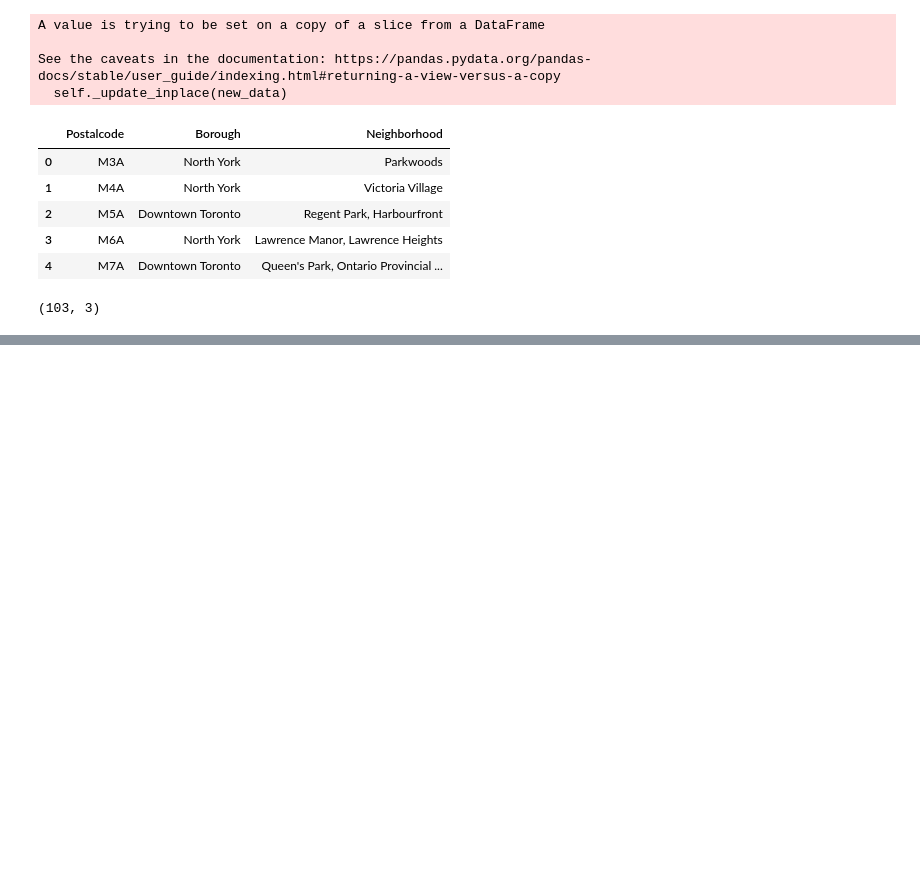
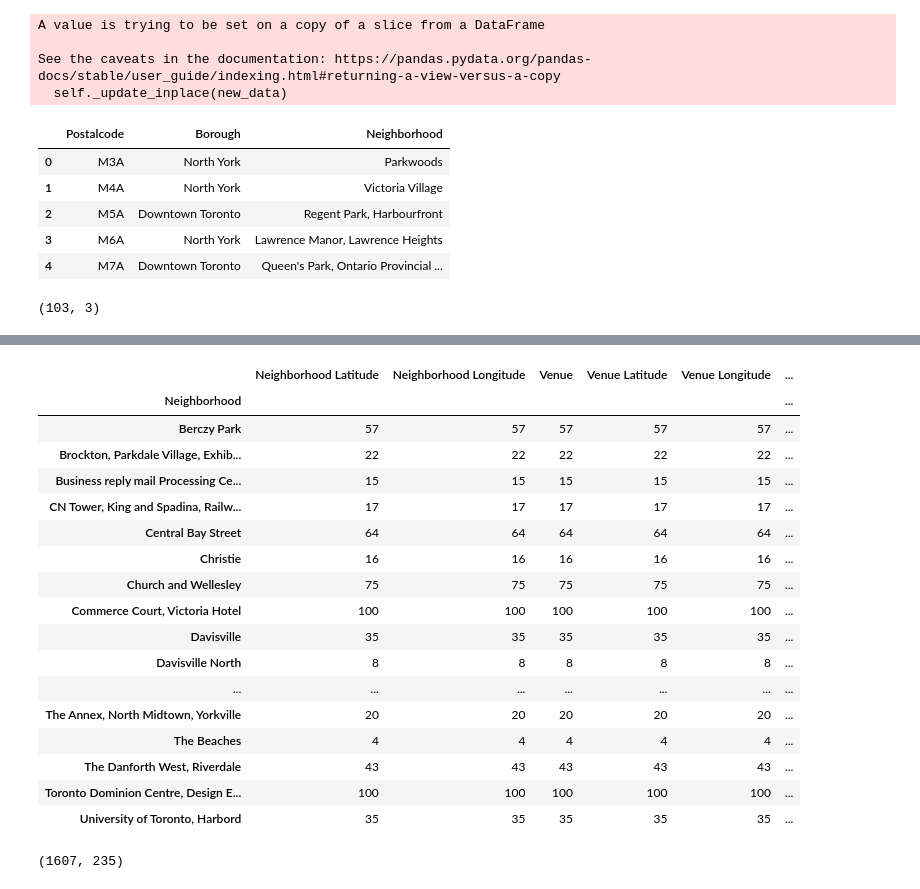
Before and after one commit to ryanmaomaomao/coursera_course9, a Jupyter notebook: week2.ipynb, the cells around one changed output, grey strips where cells are left out. Cells and saved outputs as stored; diff of their text form; code cells hidden in the pictures; blank space fills up the shorter version.

```diff
--- a/week2.ipynb
+++ b/week2.ipynb
@@ -97,0 +142,3 @@ df_merge.shape
+# %%
+geo_data=geo_merged[['Postalcode','Borough','Neighborhood','Latitude','Longitude']]
+geo_data.head()
@@ -97,0 +152,3 @@ df_merge.shape
+# %%
+toronto_data=geo_data[geo_data['Borough'].str.contains("Toronto")]
+toronto_data.head()
@@ -97,0 +162,4 @@ df_merge.shape
+# %%
+CLIENT_ID = 'QEF4SFROUUVOQKNPAFNNRDUW4ACAWSYYG312LM3BKEDDKPIZ' # your Foursquare ID
+CLIENT_SECRET = 'CCBFW1WDVTUYDLPFX3SR0QBB5R2UKRYOZ3F1JDJ3PLQMPDRM' # your Foursquare Secret
+VERSION = '20180604'
@@ -97,0 +207,5 @@ df_merge.shape
+# %%
+toronto_venues = getNearbyVenues(names=toronto_data['Neighborhood'],
+                                   latitudes=toronto_data['Latitude'],
+                                   longitudes=toronto_data['Longitude']
+                                  )
@@ -97,0 +239,29 @@ df_merge.shape
+# %%
+toronto_venues.groupby('Neighborhood').count()
+# %% [output]
+|  | Neighborhood Latitude | Neighborhood Longitude | Venue | Venue Latitude | Venue Longitude | ... |
+| Neighborhood |  |  |  |  |  | ... |
+| Berczy Park | 57 | 57 | 57 | 57 | 57 | ... |
+| Brockton, Parkdale Village, Exhib... | 22 | 22 | 22 | 22 | 22 | ... |
+| Business reply mail Processing Ce... | 15 | 15 | 15 | 15 | 15 | ... |
+| CN Tower, King and Spadina, Railw... | 17 | 17 | 17 | 17 | 17 | ... |
+| Central Bay Street | 64 | 64 | 64 | 64 | 64 | ... |
+| Christie | 16 | 16 | 16 | 16 | 16 | ... |
+| Church and Wellesley | 75 | 75 | 75 | 75 | 75 | ... |
+| Commerce Court, Victoria Hotel | 100 | 100 | 100 | 100 | 100 | ... |
+| Davisville | 35 | 35 | 35 | 35 | 35 | ... |
+| Davisville North | 8 | 8 | 8 | 8 | 8 | ... |
+| ... | ... | ... | ... | ... | ... | ... |
+| The Annex, North Midtown, Yorkville | 20 | 20 | 20 | 20 | 20 | ... |
+| The Beaches | 4 | 4 | 4 | 4 | 4 | ... |
+| The Danforth West, Riverdale | 43 | 43 | 43 | 43 | 43 | ... |
+| Toronto Dominion Centre, Design E... | 100 | 100 | 100 | 100 | 100 | ... |
+| University of Toronto, Harbord | 35 | 35 | 35 | 35 | 35 | ... |
+# %%
+# one hot encoding
+toronto_onehot = pd.get_dummies(toronto_venues[['Venue Category']], prefix="", prefix_sep="")
+toronto_onehot.drop(['Neighborhood'],axis=1,inplace=True)
+toronto_onehot.insert(loc=0, column='Neighborhood', value=toronto_venues['Neighborhood'] )
+toronto_onehot.shape
+# %% [output]
+(1607, 235)
```
Also changed, not shown: parts of 24 cells of this notebook.
